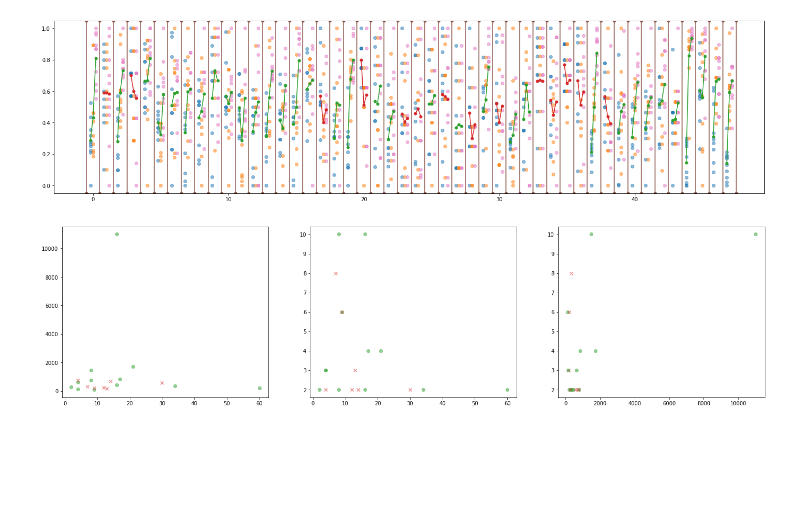
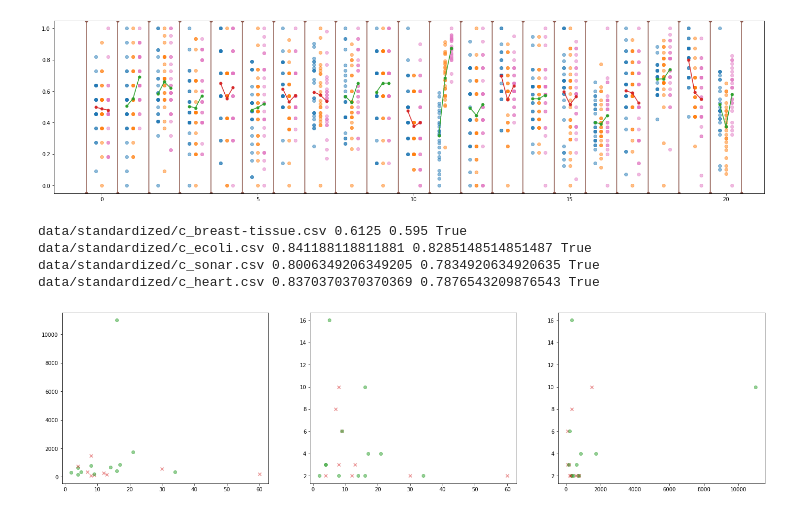
Before and after one commit to nvsclub/FeatureWeightingWithOptuna, a Jupyter notebook: test.ipynb, the cells around one changed output. Saved outputs shown, nothing was run; the diff lists cells and outputs as text; code cells hidden in the pictures; blank space fills up the shorter version.

```diff
--- a/test.ipynb
+++ b/test.ipynb
@@ -58,9 +58,9 @@ df[df.method=='Baseline'].groupby(['cycle','task','method']).mean()
 # %%
 for i, task in enumerate(df.task.unique()):
-    plt.scatter([i - 0.2 for _ in range(10)], df[(df.task == task) & (df.method=='baseline')].accuracy, c='C0', alpha=0.5)
-    plt.scatter([i for _ in range(10)], df[(df.task == task) & (df.method=='bayesselection')].accuracy, c='C1', alpha=0.5)
-    plt.scatter([i + 0.2 for _ in range(10)], df[(df.task == task) & (df.method=='bayeswweighting')].accuracy, c='C6', alpha=0.5)
-    plt.scatter(i - 0.2, df[(df.task == task) & (df.method=='baseline')].accuracy.mean(), c='C3')
-    plt.scatter(i, df[(df.task == task) & (df.method=='bayesselection')].accuracy.mean(), c='C3')
-    plt.scatter(i + 0.2, df[(df.task == task) & (df.method=='bayeswweighting')].accuracy.mean(), c='C3')
+    plt.scatter([i - 0.2 for _ in range(25)], df[(df.task == task) & (df.method=='Baseline')].accuracy, c='C0', alpha=0.5)
+    plt.scatter([i for _ in range(25)], df[(df.task == task) & (df.method=='Bayesian Selection')].accuracy, c='C1', alpha=0.5)
+    plt.scatter([i + 0.2 for _ in range(25)], df[(df.task == task) & (df.method=='Bayesian Weighting')].accuracy, c='C6', alpha=0.5)
+    plt.scatter(i - 0.2, df[(df.task == task) & (df.method=='Baseline')].accuracy.mean(), c='C3')
+    plt.scatter(i, df[(df.task == task) & (df.method=='Bayesian Selection')].accuracy.mean(), c='C3')
+    plt.scatter(i + 0.2, df[(df.task == task) & (df.method=='Bayesian Weighting')].accuracy.mean(), c='C3')
 # %% [output]
@@ -68,25 +68,30 @@ ValueError: x and y must be the same size
 # %%
 plt.axvline(-0.5, color='C5', marker = 'o', markersize=5)
 for i, task in enumerate(df.task.unique()):
-    a, b = df[(df.task == task) & (df.method=='baseline')].accuracy.mean(), df[(df.task == task) & (df.method=='bayeswweighting')].accuracy.mean()
-    lower = df[(df.task == task) & ((df.method=='baseline') | (df.method=='bayesselection') | (df.method=='bayeswweighting'))].accuracy.min()
-    higher = df[(df.task == task) & ((df.method=='baseline') | (df.method=='bayesselection') | (df.method=='bayeswweighting'))].accuracy.max()
+    a, b = df[(df.task == task) & (df.method=='Baseline')].accuracy.mean(), df[(df.task == task) & (df.method=='Bayesian Weighting')].accuracy.mean()
+    lower = df[(df.task == task) & ((df.method=='Baseline') | (df.method=='Bayesian Selection') | (df.method=='Bayesian Weighting'))].accuracy.min()
+    higher = df[(df.task == task) & ((df.method=='Baseline') | (df.method=='Bayesian Selection') | (df.method=='Bayesian Weighting'))].accuracy.max()
     delta = higher - lower
-    plt.scatter([i-0.2 for _ in range(10)], (df[(df.task == task) & (df.method=='baseline')].accuracy-lower)/delta, c='C0', alpha=0.5)
-    plt.scatter([i for _ in range(10)], (df[(df.task == task) & (df.method=='bayesselection')].accuracy-lower)/delta, c='C1', alpha=0.5)
-    plt.scatter([i+0.2 for _ in range(10)], (df[(df.task == task) & (df.method=='bayeswweighting')].accuracy-lower)/delta, c='C6', alpha=0.5)
+    plt.scatter([i-0.2 for _ in range(25)], (df[(df.task == task) & (df.method=='Baseline')].accuracy-lower)/delta, c='C0', alpha=0.5)
+    plt.scatter([i for _ in range(25)], (df[(df.task == task) & (df.method=='Bayesian Selection')].accuracy-lower)/delta, c='C1', alpha=0.5)
+    plt.scatter([i+0.2 for _ in range(25)], (df[(df.task == task) & (df.method=='Bayesian Weighting')].accuracy-lower)/delta, c='C6', alpha=0.5)
     if b > a:
-        plt.plot([i-0.2, i, i+0.2], [(df[(df.task == task) & (df.method=='baseline')].accuracy.mean()-lower)/delta, (df[(df.task == task) & (df.method=='bayesselection')].accuracy.mean()-lower)/delta, (df[(df.task == task) & (df.method=='bayeswweighting')].accuracy.mean()-lower)/delta], c='C2', marker = 'o', markersize=5)
+        plt.plot([i-0.2, i, i+0.2], [(df[(df.task == task) & (df.method=='Baseline')].accuracy.mean()-lower)/delta, (df[(df.task == task) & (df.method=='Bayesian Selection')].accuracy.mean()-lower)/delta, (df[(df.task == task) & (df.method=='Bayesian Weighting')].accuracy.mean()-lower)/delta], c='C2', marker = 'o', markersize=5)
     else:
-        plt.plot([i-0.2, i, i+0.2], [(df[(df.task == task) & (df.method=='baseline')].accuracy.mean()-lower)/delta, (df[(df.task == task) & (df.method=='bayesselection')].accuracy.mean()-lower)/delta, (df[(df.task == task) & (df.method=='bayeswweighting')].accuracy.mean()-lower)/delta], c='C3', marker = 'o', markersize=5)
+        plt.plot([i-0.2, i, i+0.2], [(df[(df.task == task) & (df.method=='Baseline')].accuracy.mean()-lower)/delta, (df[(df.task == task) & (df.method=='Bayesian Selection')].accuracy.mean()-lower)/delta, (df[(df.task == task) & (df.method=='Bayesian Weighting')].accuracy.mean()-lower)/delta], c='C3', marker = 'o', markersize=5)
     plt.axvline(i+0.5, color='C5', marker = 'o', markersize=5)
 # %% [output]
-[figure, old version]
+[figure, new version]
 # %%
 for i, task in enumerate(df.task.unique()):
     a, b = df[(df.task == task) & (df.method=='Baseline')].accuracy.mean(), df[(df.task == task) & (df.method=='Bayesian Weighting')].accuracy.mean()
     if a > b + 0.01:
         print(task, a, b, a > b)
+# %% [output]
+data/standardized/c_breast-tissue.csv 0.6125 0.595 True
+data/standardized/c_ecoli.csv 0.841188118811881 0.8285148514851487 True
+data/standardized/c_sonar.csv 0.8006349206349205 0.7834920634920635 True
+data/standardized/c_heart.csv 0.8370370370370369 0.7876543209876543 True
 # %%
 plt.subplot(1,3,1)
 for i, task in enumerate(df.task.unique()):
@@ -113,7 +118,7 @@ for i, task in enumerate(df.task.unique()):
     else:
         plt.scatter(ninstances, nclasses, color = 'C2', alpha=0.5)
 # %% [output]
-[figure, old version]
+[figure, new version]
 # %%
 plt.scatter(df[df.method=='Baseline'].cycle - 0.2, df[df.method=='Baseline'].accuracy)
 plt.scatter(df[df.method=='Bayesian Selection'].cycle, df[df.method=='Bayesian Selection'].accuracy)
```
Also changed, not shown: parts of 7 cells of this notebook, 3 other files.
